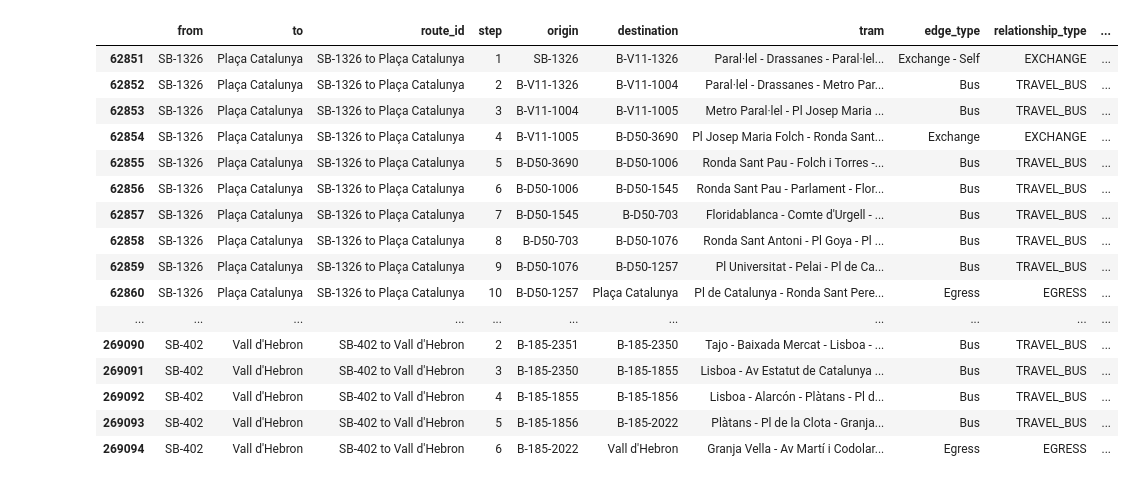
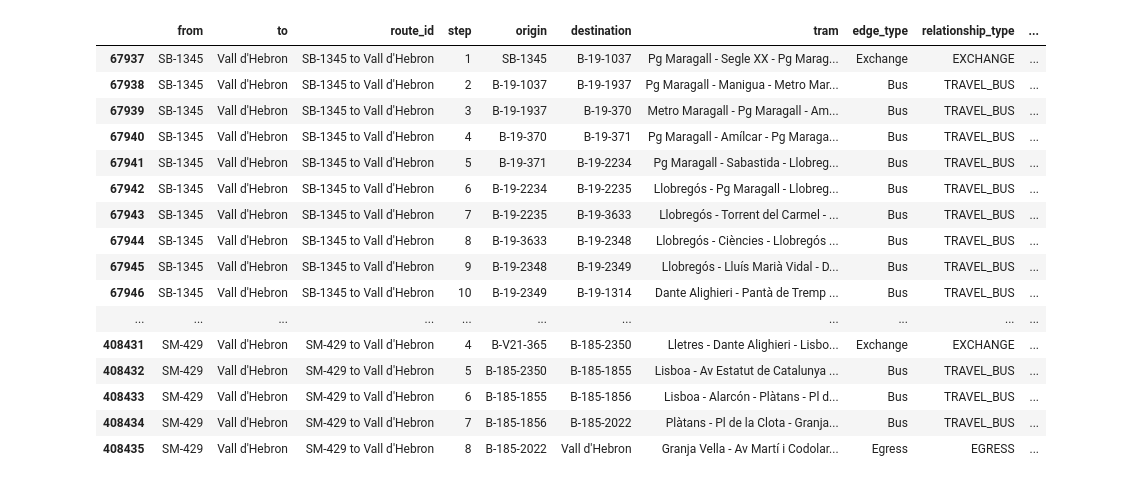
Before and after one commit to bmantepe/stop-location, a Jupyter notebook: 21-Manual-test.ipynb, the cells around one changed output. Cells and saved outputs as stored; diff of their text form; code cells hidden in the pictures.

```diff
--- a/21-Manual-test.ipynb
+++ b/21-Manual-test.ipynb
@@ -64,23 +56,24 @@ all_stops = all_stops[all_stops['id'].isin(['SM-429','SB-3315','SB-1345','Glorie
 all_stops['geometry'] =  all_stops["geometry"].apply(wkt.loads)
 all_stops = gpd.GeoDataFrame(all_stops,geometry="geometry",crs = "EPSG:4326")
 # %%
-djikstra_out = djikstra_out[djikstra_out['from'].isin(['SB-215','SB-402','SB-1326','Glories - City Gate'])]
-djikstra_out = djikstra_out[djikstra_out['to'].isin(['Plaça Catalunya','Vall d\'Hebron'])]
+djikstra_out = djikstra_out[djikstra_out['from'].isin(['SM-429','SB-3315','SB-1345','Glories - City Gate'])]
+djikstra_out = djikstra_out[djikstra_out['to'].isin(['Vall d\'Hebron'])]
+djikstra_out
 # %% [output]
 |  | from | to | route_id | step | origin | destination | tram | edge_type | relationship_type | ... |
-| 62851 | SB-1326 | Plaça Catalunya | SB-1326 to Plaça Catalunya | 1 | SB-1326 | B-V11-1326 | Paral·lel - Drassanes - Paral·lel... | Exchange - Self | EXCHANGE | ... |
-| 62852 | SB-1326 | Plaça Catalunya | SB-1326 to Plaça Catalunya | 2 | B-V11-1326 | B-V11-1004 | Paral·lel - Drassanes - Metro Par... | Bus | TRAVEL_BUS | ... |
-| 62853 | SB-1326 | Plaça Catalunya | SB-1326 to Plaça Catalunya | 3 | B-V11-1004 | B-V11-1005 | Metro Paral·lel - Pl Josep Maria ... | Bus | TRAVEL_BUS | ... |
-| 62854 | SB-1326 | Plaça Catalunya | SB-1326 to Plaça Catalunya | 4 | B-V11-1005 | B-D50-3690 | Pl Josep Maria Folch - Ronda Sant... | Exchange | EXCHANGE | ... |
-| 62855 | SB-1326 | Plaça Catalunya | SB-1326 to Plaça Catalunya | 5 | B-D50-3690 | B-D50-1006 | Ronda Sant Pau - Folch i Torres -... | Bus | TRAVEL_BUS | ... |
-| 62856 | SB-1326 | Plaça Catalunya | SB-1326 to Plaça Catalunya | 6 | B-D50-1006 | B-D50-1545 | Ronda Sant Pau - Parlament - Flor... | Bus | TRAVEL_BUS | ... |
-| 62857 | SB-1326 | Plaça Catalunya | SB-1326 to Plaça Catalunya | 7 | B-D50-1545 | B-D50-703 | Floridablanca - Comte d'Urgell - ... | Bus | TRAVEL_BUS | ... |
-| 62858 | SB-1326 | Plaça Catalunya | SB-1326 to Plaça Catalunya | 8 | B-D50-703 | B-D50-1076 | Ronda Sant Antoni - Pl Goya - Pl ... | Bus | TRAVEL_BUS | ... |
-| 62859 | SB-1326 | Plaça Catalunya | SB-1326 to Plaça Catalunya | 9 | B-D50-1076 | B-D50-1257 | Pl Universitat - Pelai - Pl de Ca... | Bus | TRAVEL_BUS | ... |
-| 62860 | SB-1326 | Plaça Catalunya | SB-1326 to Plaça Catalunya | 10 | B-D50-1257 | Plaça Catalunya | Pl de Catalunya - Ronda Sant Pere... | Egress | EGRESS | ... |
+| 67937 | SB-1345 | Vall d'Hebron | SB-1345 to Vall d'Hebron | 1 | SB-1345 | B-19-1037 | Pg Maragall - Segle XX - Pg Marag... | Exchange | EXCHANGE | ... |
+| 67938 | SB-1345 | Vall d'Hebron | SB-1345 to Vall d'Hebron | 2 | B-19-1037 | B-19-1937 | Pg Maragall - Manigua - Metro Mar... | Bus | TRAVEL_BUS | ... |
+| 67939 | SB-1345 | Vall d'Hebron | SB-1345 to Vall d'Hebron | 3 | B-19-1937 | B-19-370 | Metro Maragall - Pg Maragall - Am... | Bus | TRAVEL_BUS | ... |
+| 67940 | SB-1345 | Vall d'Hebron | SB-1345 to Vall d'Hebron | 4 | B-19-370 | B-19-371 | Pg Maragall - Amílcar - Pg Maraga... | Bus | TRAVEL_BUS | ... |
+| 67941 | SB-1345 | Vall d'Hebron | SB-1345 to Vall d'Hebron | 5 | B-19-371 | B-19-2234 | Pg Maragall - Sabastida - Llobreg... | Bus | TRAVEL_BUS | ... |
+| 67942 | SB-1345 | Vall d'Hebron | SB-1345 to Vall d'Hebron | 6 | B-19-2234 | B-19-2235 | Llobregós - Pg Maragall - Llobreg... | Bus | TRAVEL_BUS | ... |
+| 67943 | SB-1345 | Vall d'Hebron | SB-1345 to Vall d'Hebron | 7 | B-19-2235 | B-19-3633 | Llobregós - Torrent del Carmel - ... | Bus | TRAVEL_BUS | ... |
+| 67944 | SB-1345 | Vall d'Hebron | SB-1345 to Vall d'Hebron | 8 | B-19-3633 | B-19-2348 | Llobregós - Ciències - Llobregós ... | Bus | TRAVEL_BUS | ... |
+| 67945 | SB-1345 | Vall d'Hebron | SB-1345 to Vall d'Hebron | 9 | B-19-2348 | B-19-2349 | Llobregós - Lluís Marià Vidal - D... | Bus | TRAVEL_BUS | ... |
+| 67946 | SB-1345 | Vall d'Hebron | SB-1345 to Vall d'Hebron | 10 | B-19-2349 | B-19-1314 | Dante Alighieri - Pantà de Tremp ... | Bus | TRAVEL_BUS | ... |
 | ... | ... | ... | ... | ... | ... | ... | ... | ... | ... | ... |
-| 269090 | SB-402 | Vall d'Hebron | SB-402 to Vall d'Hebron | 2 | B-185-2351 | B-185-2350 | Tajo - Baixada Mercat - Lisboa - ... | Bus | TRAVEL_BUS | ... |
-| 269091 | SB-402 | Vall d'Hebron | SB-402 to Vall d'Hebron | 3 | B-185-2350 | B-185-1855 | Lisboa - Av Estatut de Catalunya ... | Bus | TRAVEL_BUS | ... |
-| 269092 | SB-402 | Vall d'Hebron | SB-402 to Vall d'Hebron | 4 | B-185-1855 | B-185-1856 | Lisboa - Alarcón - Plàtans - Pl d... | Bus | TRAVEL_BUS | ... |
-| 269093 | SB-402 | Vall d'Hebron | SB-402 to Vall d'Hebron | 5 | B-185-1856 | B-185-2022 | Plàtans - Pl de la Clota - Granja... | Bus | TRAVEL_BUS | ... |
-| 269094 | SB-402 | Vall d'Hebron | SB-402 to Vall d'Hebron | 6 | B-185-2022 | Vall d'Hebron | Granja Vella - Av Martí i Codolar... | Egress | EGRESS | ... |
+| 408431 | SM-429 | Vall d'Hebron | SM-429 to Vall d'Hebron | 4 | B-V21-365 | B-185-2350 | Lletres - Dante Alighieri - Lisbo... | Exchange | EXCHANGE | ... |
+| 408432 | SM-429 | Vall d'Hebron | SM-429 to Vall d'Hebron | 5 | B-185-2350 | B-185-1855 | Lisboa - Av Estatut de Catalunya ... | Bus | TRAVEL_BUS | ... |
+| 408433 | SM-429 | Vall d'Hebron | SM-429 to Vall d'Hebron | 6 | B-185-1855 | B-185-1856 | Lisboa - Alarcón - Plàtans - Pl d... | Bus | TRAVEL_BUS | ... |
+| 408434 | SM-429 | Vall d'Hebron | SM-429 to Vall d'Hebron | 7 | B-185-1856 | B-185-2022 | Plàtans - Pl de la Clota - Granja... | Bus | TRAVEL_BUS | ... |
+| 408435 | SM-429 | Vall d'Hebron | SM-429 to Vall d'Hebron | 8 | B-185-2022 | Vall d'Hebron | Granja Vella - Av Martí i Codolar... | Egress | EGRESS | ... |
```
Also changed, not shown: parts of 3 cells of this notebook, 19 other files.
